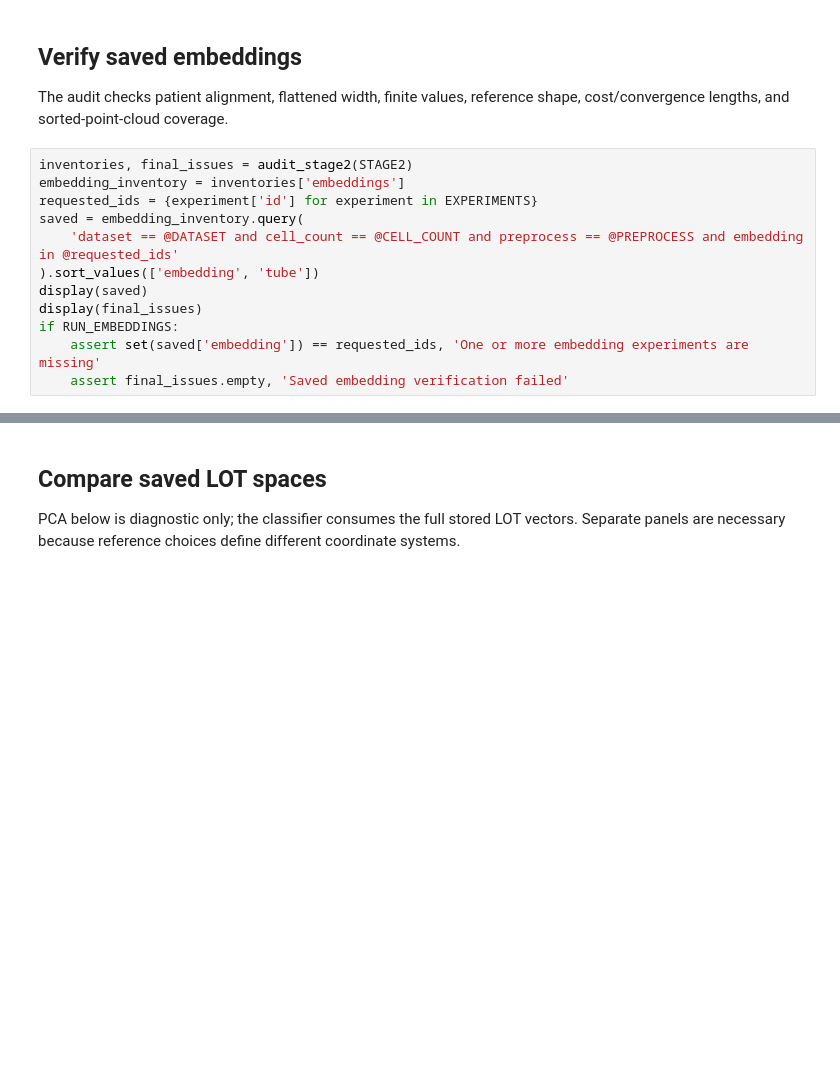
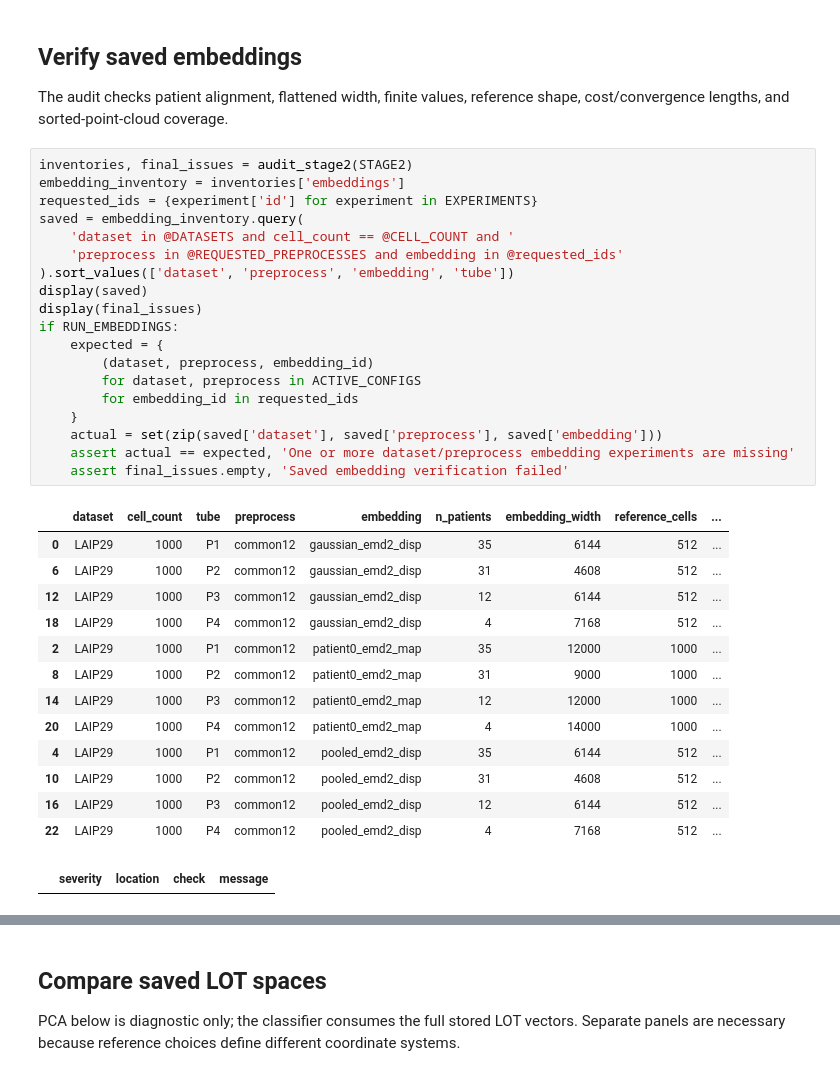
Before and after one commit to naqibUVa/FlowLOT_v1, a Jupyter notebook: notebooks/03_lot_embeddings.ipynb, the cells around one changed output, grey strips where cells are left out. Drawn from its saved outputs; the diff is of its cells as text; blank space fills up the shorter version.

```diff
--- a/notebooks/03_lot_embeddings.ipynb
+++ b/notebooks/03_lot_embeddings.ipynb
@@ -131,15 +248,37 @@ The audit checks patient alignment, flattened width, finite values, reference sh
 # %%
 inventories, final_issues = audit_stage2(STAGE2)
 embedding_inventory = inventories['embeddings']
 requested_ids = {experiment['id'] for experiment in EXPERIMENTS}
 saved = embedding_inventory.query(
-    'dataset == @DATASET and cell_count == @CELL_COUNT and preprocess == @PREPROCESS and embedding in @requested_ids'
-).sort_values(['embedding', 'tube'])
+    'dataset in @DATASETS and cell_count == @CELL_COUNT and '
+    'preprocess in @REQUESTED_PREPROCESSES and embedding in @requested_ids'
+).sort_values(['dataset', 'preprocess', 'embedding', 'tube'])
 display(saved)
 display(final_issues)
 if RUN_EMBEDDINGS:
-    assert set(saved['embedding']) == requested_ids, 'One or more embedding experiments are missing'
+    expected = {
+        (dataset, preprocess, embedding_id)
+        for dataset, preprocess in ACTIVE_CONFIGS
+        for embedding_id in requested_ids
+    }
+    actual = set(zip(saved['dataset'], saved['preprocess'], saved['embedding']))
+    assert actual == expected, 'One or more dataset/preprocess embedding experiments are missing'
     assert final_issues.empty, 'Saved embedding verification failed'
+# %% [output]
+|  | dataset | cell_count | tube | preprocess | embedding | n_patients | embedding_width | reference_cells | ... |
+| 0 | LAIP29 | 1000 | P1 | common12 | gaussian_emd2_disp | 35 | 6144 | 512 | ... |
+| 6 | LAIP29 | 1000 | P2 | common12 | gaussian_emd2_disp | 31 | 4608 | 512 | ... |
+| 12 | LAIP29 | 1000 | P3 | common12 | gaussian_emd2_disp | 12 | 6144 | 512 | ... |
+| 18 | LAIP29 | 1000 | P4 | common12 | gaussian_emd2_disp | 4 | 7168 | 512 | ... |
+| 2 | LAIP29 | 1000 | P1 | common12 | patient0_emd2_map | 35 | 12000 | 1000 | ... |
+| 8 | LAIP29 | 1000 | P2 | common12 | patient0_emd2_map | 31 | 9000 | 1000 | ... |
+| 14 | LAIP29 | 1000 | P3 | common12 | patient0_emd2_map | 12 | 12000 | 1000 | ... |
+| 20 | LAIP29 | 1000 | P4 | common12 | patient0_emd2_map | 4 | 14000 | 1000 | ... |
+| 4 | LAIP29 | 1000 | P1 | common12 | pooled_emd2_disp | 35 | 6144 | 512 | ... |
+| 10 | LAIP29 | 1000 | P2 | common12 | pooled_emd2_disp | 31 | 4608 | 512 | ... |
+| 16 | LAIP29 | 1000 | P3 | common12 | pooled_emd2_disp | 12 | 6144 | 512 | ... |
+| 22 | LAIP29 | 1000 | P4 | common12 | pooled_emd2_disp | 4 | 7168 | 512 | ... |
+|  | severity | location | check | message |
 # %%
 if not saved.empty:
     with h5py.File(STAGE2) as handle:
```
Also changed, not shown: parts of 11 cells of this notebook, 15 other files.
